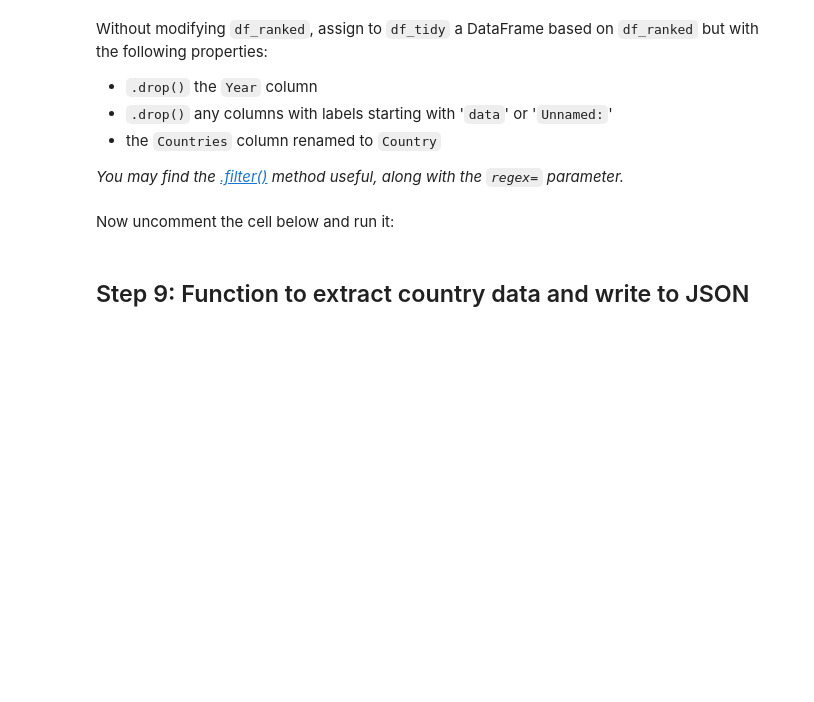
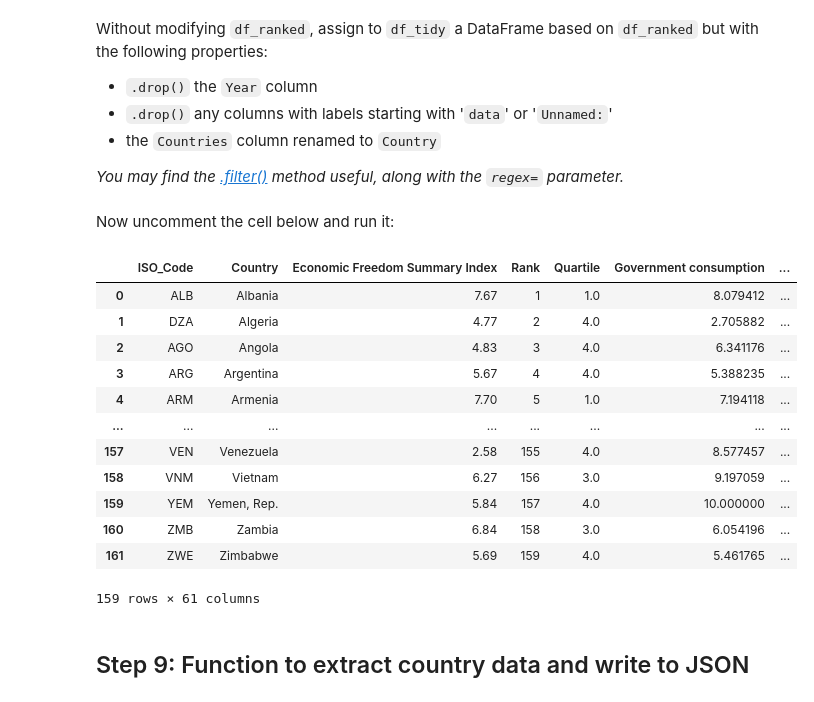
Before and after one commit to Louis-Bad/KATE_module-7, a Jupyter notebook: world_development_analysis/world_dev.ipynb, the cells around one changed output. Saved outputs shown, nothing was run; the diff lists cells and outputs as text; code cells hidden in the pictures; blank space fills up the shorter version.

```diff
--- a/world_development_analysis/world_dev.ipynb
+++ b/world_development_analysis/world_dev.ipynb
@@ -150,5 +254,22 @@ Without modifying `df_ranked`, assign to `df_tidy` a DataFrame based on `df_rank
 - the `Countries` column renamed to `Country`
 
 *You may find the [.filter()](https://pandas.pydata.org/pandas-docs/stable/reference/api/pandas.DataFrame.filter.html) method useful, along with the `regex=` parameter.*
+# %%
+df_tidy = df_ranked.copy()
+
+# dropping the year column
+df_tidy.drop(columns='Year', inplace=True)
+
+# dropping all columns that start with certain characters
+drop_list = []
+for column in df_tidy.columns:
+    if column.startswith('data') or column.startswith('Unnamed: '):
+        drop_list.append(column)
+    else:
+        pass
+df_tidy.drop(columns=drop_list, inplace=True)
+
+# renaming 'Countries' column
+df_tidy.rename(columns={'Countries':'Country'}, inplace=True)
 # %% [markdown]
 Now uncomment the cell below and run it:
@@ -157,3 +276,19 @@ Now uncomment the cell below and run it:
+# %%
+df_tidy
+# %% [output]
+|  | ISO_Code | Country | Economic Freedom Summary Index | Rank | Quartile | Government consumption | ... |
+| 0 | ALB | Albania | 7.67 | 1 | 1.0 | 8.079412 | ... |
+| 1 | DZA | Algeria | 4.77 | 2 | 4.0 | 2.705882 | ... |
+| 2 | AGO | Angola | 4.83 | 3 | 4.0 | 6.341176 | ... |
+| 3 | ARG | Argentina | 5.67 | 4 | 4.0 | 5.388235 | ... |
+| 4 | ARM | Armenia | 7.70 | 5 | 1.0 | 7.194118 | ... |
+| ... | ... | ... | ... | ... | ... | ... | ... |
+| 157 | VEN | Venezuela | 2.58 | 155 | 4.0 | 8.577457 | ... |
+| 158 | VNM | Vietnam | 6.27 | 156 | 3.0 | 9.197059 | ... |
+| 159 | YEM | Yemen, Rep. | 5.84 | 157 | 4.0 | 10.000000 | ... |
+| 160 | ZMB | Zambia | 6.84 | 158 | 3.0 | 6.054196 | ... |
+| 161 | ZWE | Zimbabwe | 5.69 | 159 | 4.0 | 5.461765 | ... |
+159 rows × 61 columns
 # %% [markdown]
 ## Step 9: Function to extract country data and write to JSON
 # %% [markdown]
```
Also changed, not shown: parts of 15 cells of this notebook, 1 other file.
